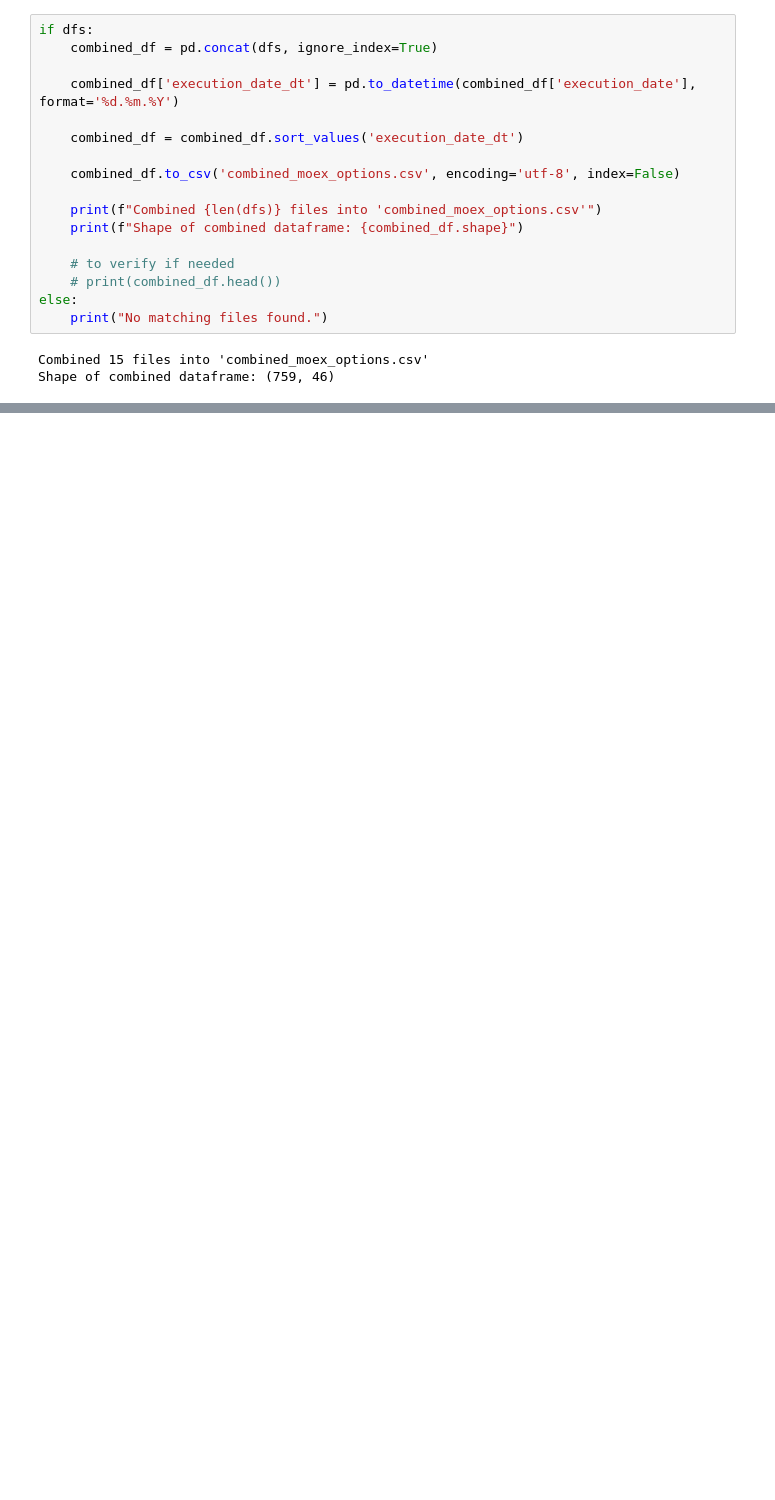
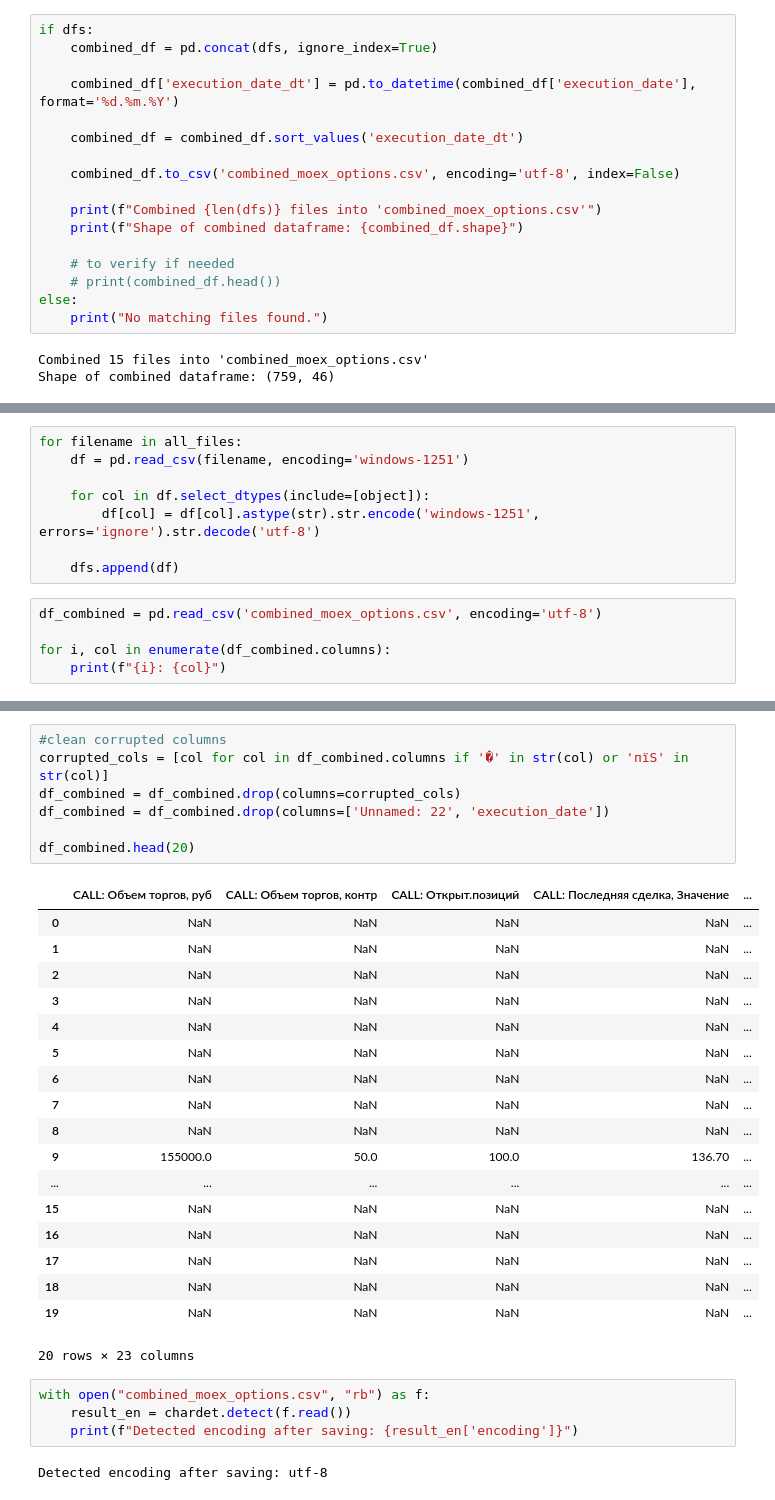
Before and after one commit to Kabanya/ml_and_risk_management, a Jupyter notebook: finance/main.ipynb, the cells around one changed output, grey strips where cells are left out. Cells and saved outputs as stored; diff of their text form; blank space fills up the shorter version.

```diff
--- a/finance/main.ipynb
+++ b/finance/main.ipynb
@@ -76,0 +80,13 @@ df_combined.head()
+# %%
+for filename in all_files:
+    df = pd.read_csv(filename, encoding='windows-1251')
+
+    for col in df.select_dtypes(include=[object]):
+        df[col] = df[col].astype(str).str.encode('windows-1251', errors='ignore').str.decode('utf-8')
+
+    dfs.append(df)
+# %%
+df_combined = pd.read_csv('combined_moex_options.csv', encoding='utf-8')
+
+for i, col in enumerate(df_combined.columns):
+    print(f"{i}: {col}")
@@ -76,0 +111,32 @@ df_combined.head()
+# %%
+#clean corrupted columns
+corrupted_cols = [col for col in df_combined.columns if '�' in str(col) or 'пїЅ' in str(col)]
+df_combined = df_combined.drop(columns=corrupted_cols)
+df_combined = df_combined.drop(columns=['Unnamed: 22', 'execution_date'])
+
+df_combined.head(20)
+# %% [output]
+|  | CALL: Объем торгов, руб | CALL: Объем торгов, контр | CALL: Открыт.позиций | CALL: Последняя сделка, Значение | ... |
+| 0 | NaN | NaN | NaN | NaN | ... |
+| 1 | NaN | NaN | NaN | NaN | ... |
+| 2 | NaN | NaN | NaN | NaN | ... |
+| 3 | NaN | NaN | NaN | NaN | ... |
+| 4 | NaN | NaN | NaN | NaN | ... |
+| 5 | NaN | NaN | NaN | NaN | ... |
+| 6 | NaN | NaN | NaN | NaN | ... |
+| 7 | NaN | NaN | NaN | NaN | ... |
+| 8 | NaN | NaN | NaN | NaN | ... |
+| 9 | 155000.0 | 50.0 | 100.0 | 136.70 | ... |
+| ... | ... | ... | ... | ... | ... |
+| 15 | NaN | NaN | NaN | NaN | ... |
+| 16 | NaN | NaN | NaN | NaN | ... |
+| 17 | NaN | NaN | NaN | NaN | ... |
+| 18 | NaN | NaN | NaN | NaN | ... |
+| 19 | NaN | NaN | NaN | NaN | ... |
+20 rows × 23 columns
+# %%
+with open("combined_moex_options.csv", "rb") as f:
+    result_en = chardet.detect(f.read())
+    print(f"Detected encoding after saving: {result_en['encoding']}")
+# %% [output]
+Detected encoding after saving: utf-8
```
Also changed, not shown: parts of 19 cells of this notebook.
